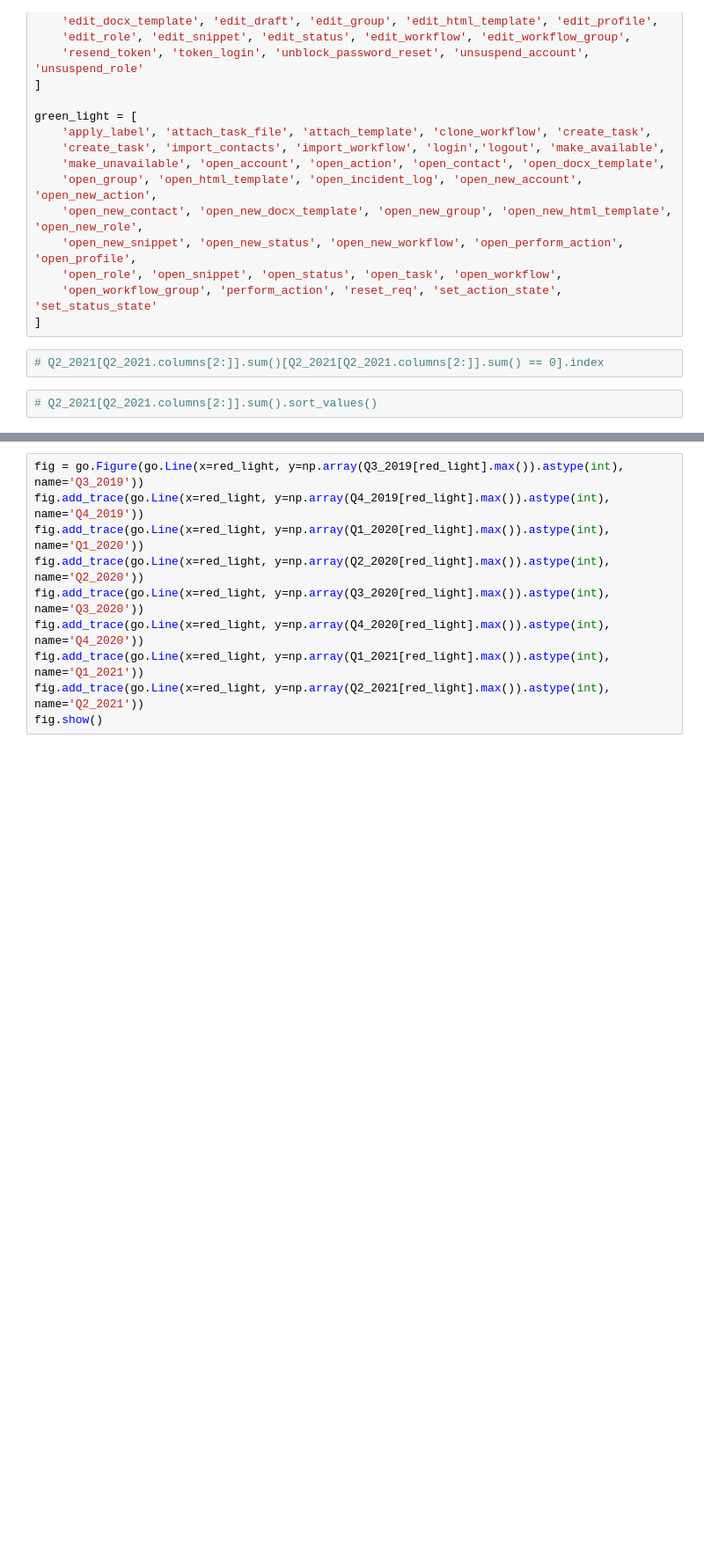
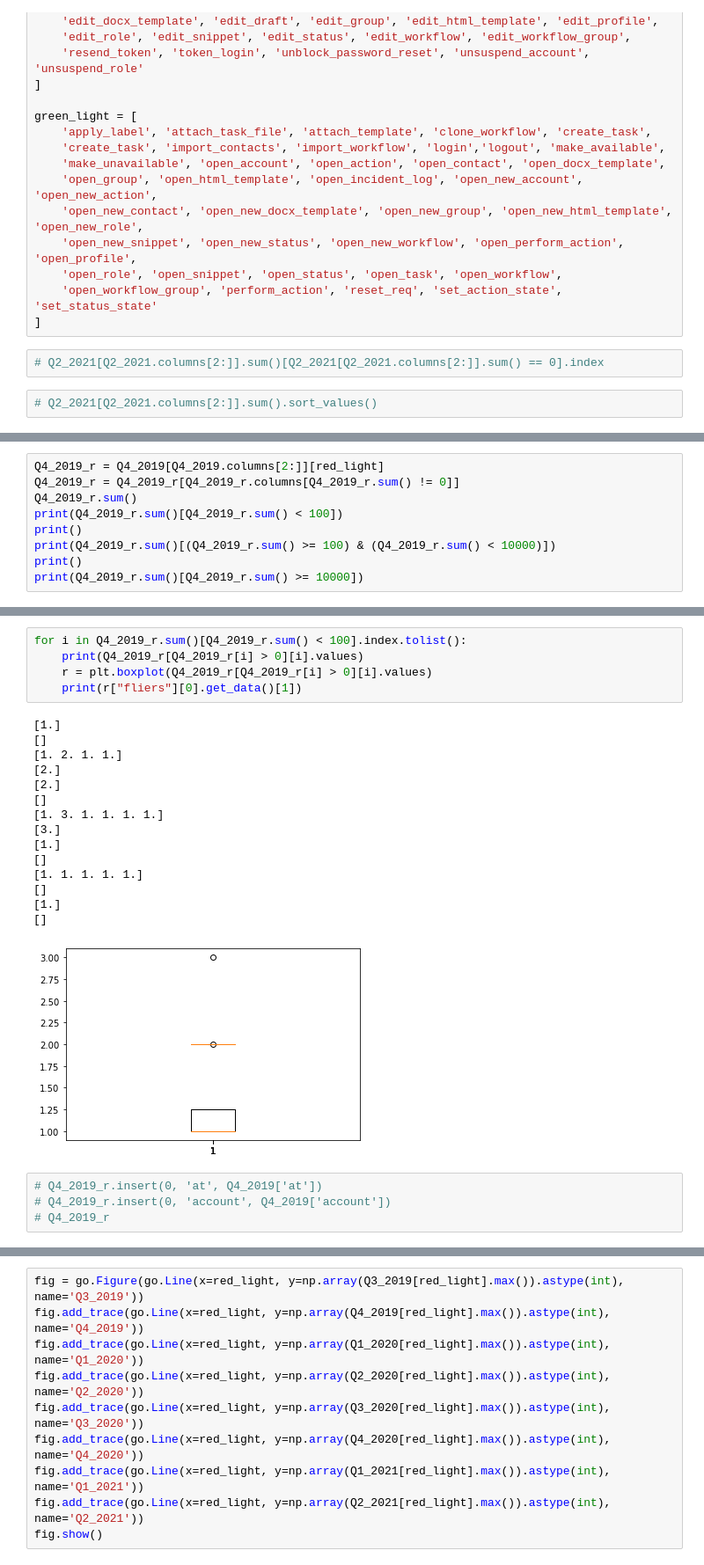
Before and after one commit to TadSas/UBA, a Jupyter notebook: Modeling.ipynb, the cells around one changed output, grey strips where cells are left out. Shown at 88% size. Saved outputs shown, nothing was run; the diff lists cells and outputs as text; blank space fills up the shorter version.

```diff
--- a/Modeling.ipynb
+++ b/Modeling.ipynb
@@ -68,0 +185,9 @@ green_light = [
+# %%
+Q4_2019_r = Q4_2019[Q4_2019.columns[2:]][red_light]
+Q4_2019_r = Q4_2019_r[Q4_2019_r.columns[Q4_2019_r.sum() != 0]]
+Q4_2019_r.sum()
+print(Q4_2019_r.sum()[Q4_2019_r.sum() < 100])
+print()
+print(Q4_2019_r.sum()[(Q4_2019_r.sum() >= 100) & (Q4_2019_r.sum() < 10000)])
+print()
+print(Q4_2019_r.sum()[Q4_2019_r.sum() >= 10000])
@@ -68,0 +209,25 @@ green_light = [
+# %%
+for i in Q4_2019_r.sum()[Q4_2019_r.sum() < 100].index.tolist():
+    print(Q4_2019_r[Q4_2019_r[i] > 0][i].values)
+    r = plt.boxplot(Q4_2019_r[Q4_2019_r[i] > 0][i].values)
+    print(r["fliers"][0].get_data()[1])
+# %% [output]
+[1.]
+[]
+[1. 2. 1. 1.]
+[2.]
+[2.]
+[]
+[1. 3. 1. 1. 1. 1.]
+[3.]
+[1.]
+[]
+[1. 1. 1. 1. 1.]
+[]
+[1.]
+[]
+[figure, added]
+# %%
+# Q4_2019_r.insert(0, 'at', Q4_2019['at'])
+# Q4_2019_r.insert(0, 'account', Q4_2019['account'])
+# Q4_2019_r
```
Also changed, not shown: parts of 37 cells of this notebook.
